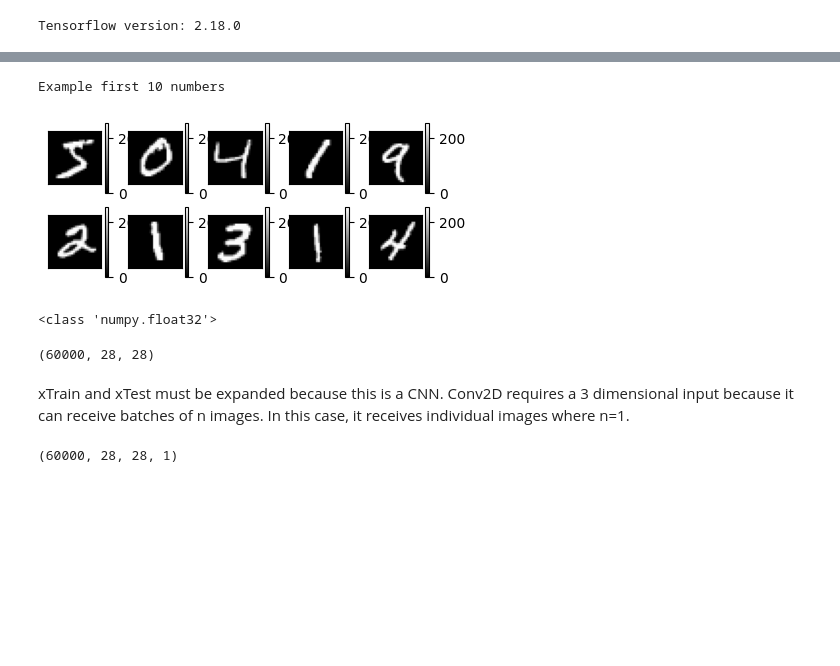
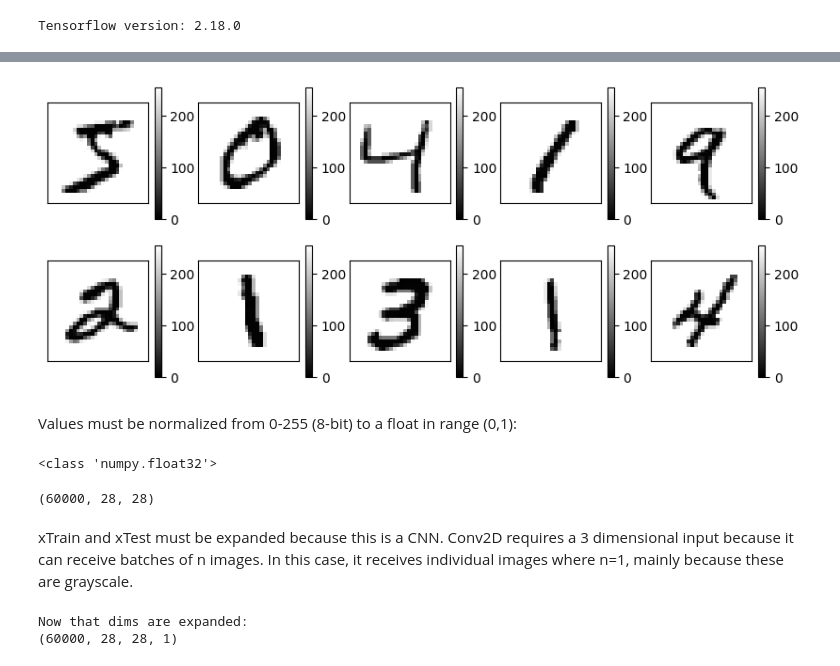
Before and after one commit to frederickschulze/OCR-TensorFlow-MNIST, a Jupyter notebook: MNIST_NeuralNet.ipynb, the cells around one changed output, grey strips where cells are left out. Saved outputs shown, nothing was run; the diff lists cells and outputs as text; code cells hidden in the pictures; blank space fills up the shorter version.

```diff
--- a/MNIST_NeuralNet.ipynb
+++ b/MNIST_NeuralNet.ipynb
@@ -28,16 +28,18 @@ yTest Shape:  (10000,)
 60000  training images with resolution:  28 x 28
 10000  test images with resolution:  28 x 28
 # %%
-print("Example first 10 numbers")
-plt.figure(figsize=(5,2))
+#Maybe these look better colors inverted
+xTrain_inverted = 255 - xTrain
+plt.figure(figsize=(10,4))
 for i in range(10):
-  plt.subplot(2,5,i+1)
-  plt.grid(False)
-  plt.xticks([])
-  plt.yticks([])
-  plt.imshow(xTrain[i], cmap='gray')
-  plt.colorbar()
+    plt.subplot(2, 5, i + 1)
+    plt.grid(False)
+    plt.xticks([])
+    plt.yticks([])
+    plt.imshow(xTrain_inverted[i], cmap='gray')
+    plt.colorbar()
 # %% [output]
-Example first 10 numbers
-[figure, old version]
+[figure, new version]
+# %% [markdown]
+Values must be normalized from 0-255 (8-bit) to a float in range (0,1):
 # %%
@@ -49,11 +50,13 @@ xTrain.shape
 <class 'numpy.float32'>
 (60000, 28, 28)
 # %% [markdown]
-xTrain and xTest must be expanded because this is a CNN. Conv2D requires a 3 dimensional input because it can receive batches of n images. In this case, it receives individual images where n=1.
+xTrain and xTest must be expanded because this is a CNN. Conv2D requires a 3 dimensional input because it can receive batches of n images. In this case, it receives individual images where n=1, mainly because these are grayscale.
 # %%
 xTrain = np.expand_dims(xTrain, -1)
-xTrain.shape
+print("Now that dims are expanded:")
+print(xTrain.shape)
 # %% [output]
+Now that dims are expanded:
 (60000, 28, 28, 1)
 # %%
 model = tf.keras.Sequential(
```
Also changed, not shown: parts of 15 cells of this notebook.
